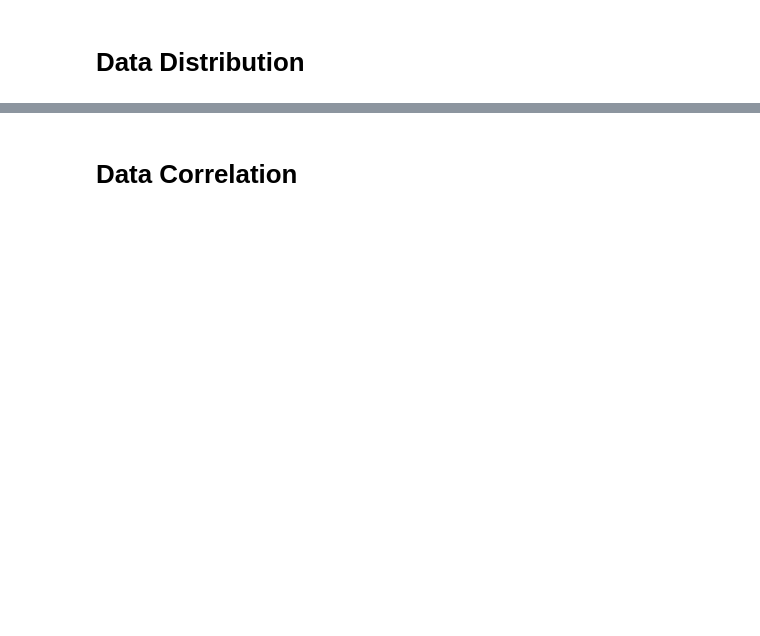
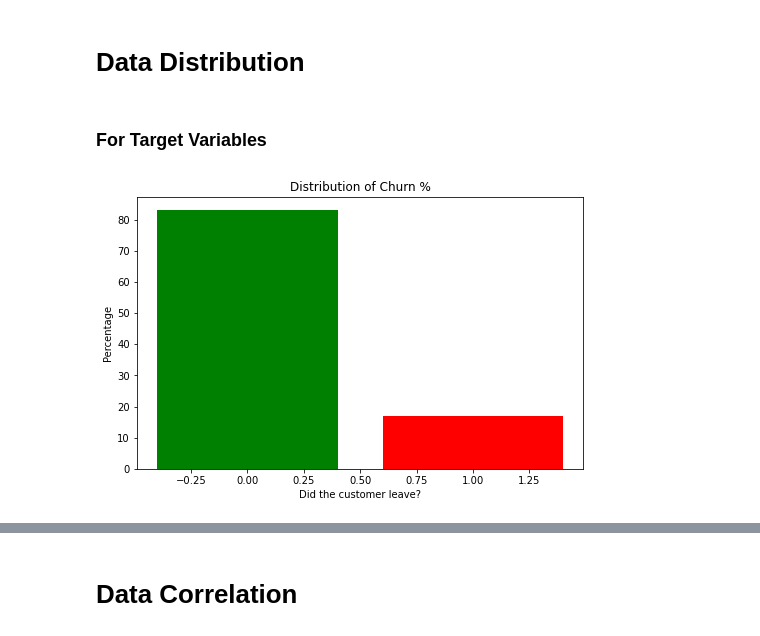
Before and after one commit to edosept/Churn-Analysis-and-Prediction, a Jupyter notebook: notebooks/05 Exploratory Data Analysis.ipynb, the cells around one changed output, grey strips where cells are left out. Cells and saved outputs as stored; diff of their text form; code cells hidden in the pictures; blank space fills up the shorter version.

```diff
--- a/notebooks/05 Exploratory Data Analysis.ipynb
+++ b/notebooks/05 Exploratory Data Analysis.ipynb
@@ -81,2 +110,14 @@ df.describe()
 # %% [markdown]
 # Data Distribution
+# %% [markdown]
+### For Target Variables
+# %%
+fig, axes = plt.subplots(figsize=(8,5))
+data = df["Churn"].value_counts(normalize=True)
+axes.bar(data.index, data*100, color=['green', 'red'])
+axes.set_title('Distribution of Churn %')
+axes.set_ylabel('Percentage')
+axes.set_xlabel('Did the customer leave?')
+plt.show()
+# %% [output]
+[figure, added]
```
Also changed, not shown: parts of 71 cells of this notebook, 13 other files.
